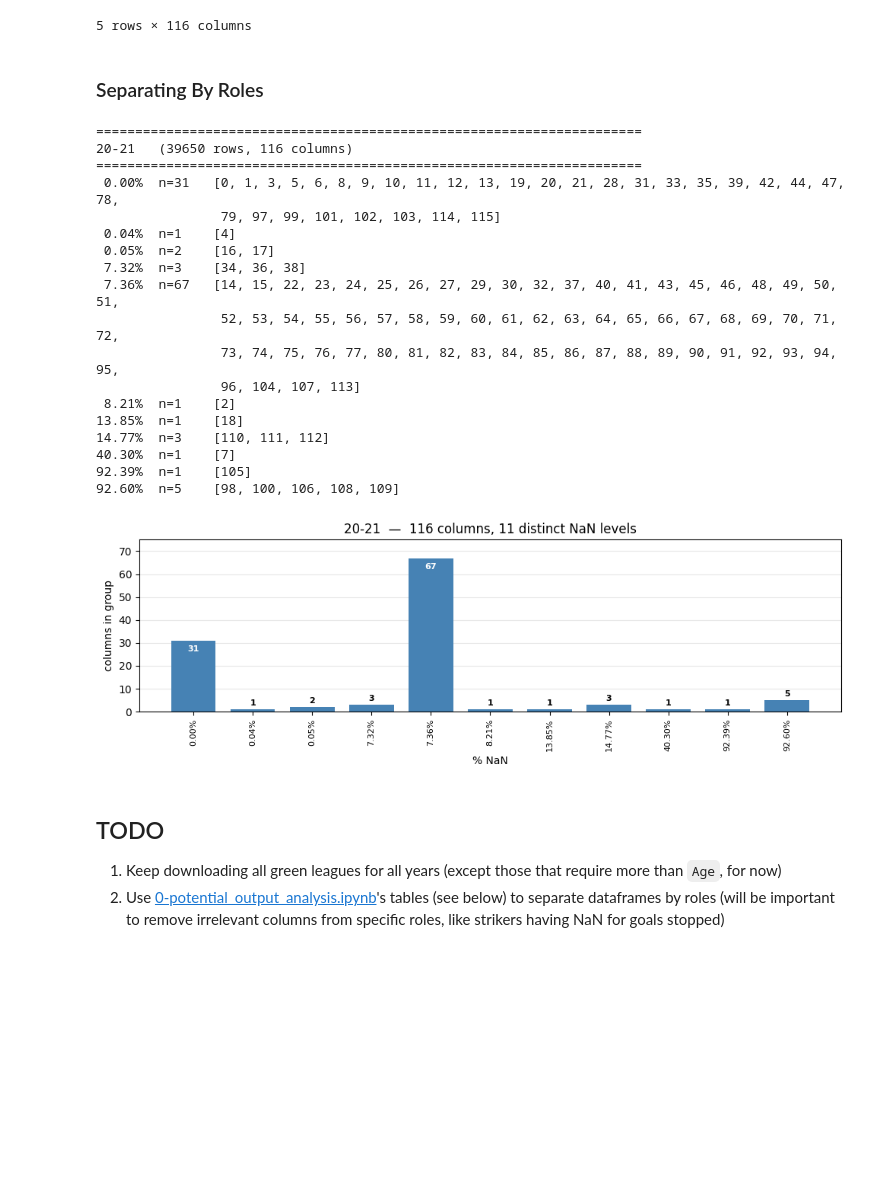
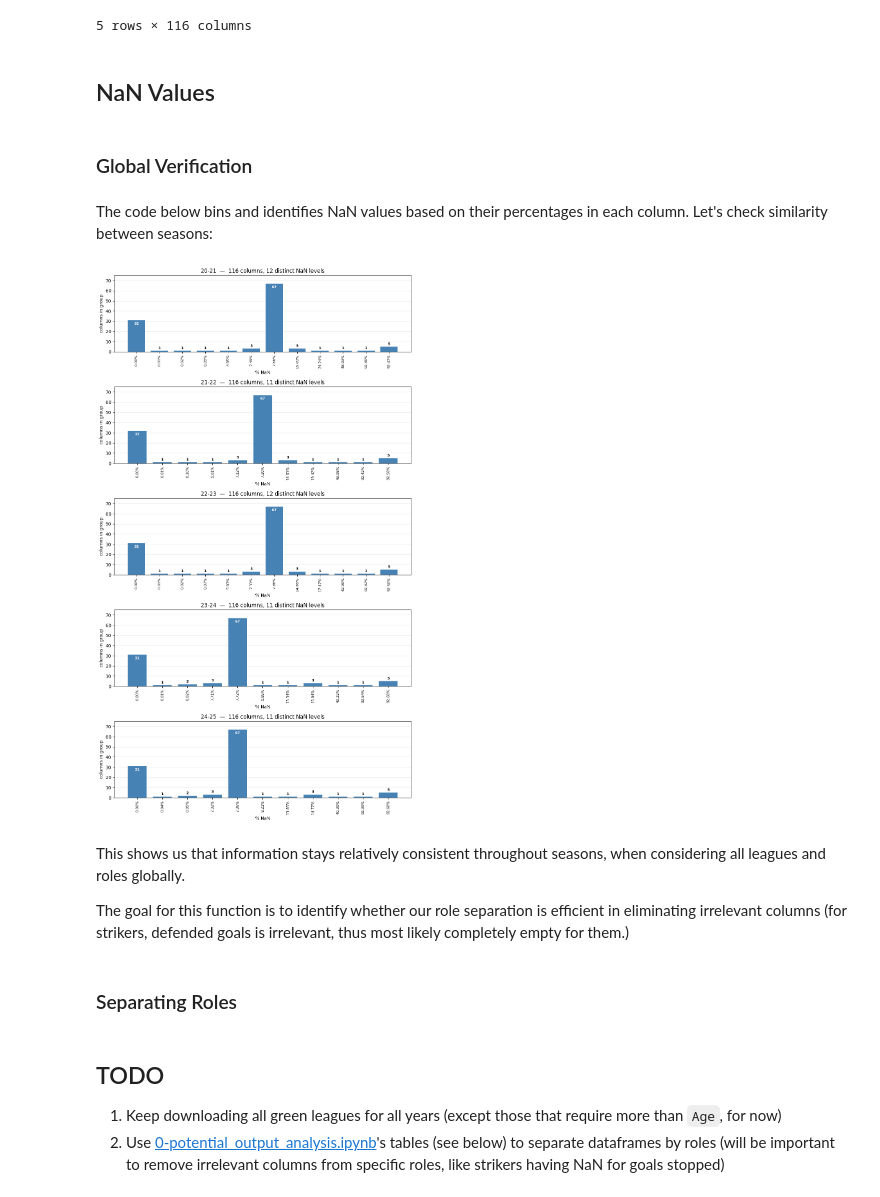
Before and after one commit to Alejandro-131004/hidden-gems, a Jupyter notebook: project/1-data_preprocessing.ipynb, the cells around one changed output. Cells and saved outputs as stored; diff of their text form; code cells hidden in the pictures; blank space fills up the shorter version.

Commit message:
Intro to Role Separation

```diff
--- a/project/1-data_preprocessing.ipynb
+++ b/project/1-data_preprocessing.ipynb
@@ -27,8 +27,8 @@ df23 = mkSeasonDf("2023-2024")
 df24 = mkSeasonDf("2024-2025")
 df25 = mkSeasonDf("2025-2026")
 
-dfs = {"20-21": df21, "20-21": df22, "20-21":df23,
-       "20-21": df24, "20-21": df25}
+dfs = {"20-21": df21, "21-22": df22, "22-23":df23,
+       "23-24": df24, "24-25": df25}
 # %%
 # Checks for invalid column sizes
 for i in dfs.values(): print(f"FLAGGED [{i}]: under 16 columns! ({len(i.columns)}):") if len(i.columns) < 16 else None
@@ -42,7 +42,11 @@ df21.head()
 | 3 | 2. Bundesliga | K. Itakura | Ajax | Schalke 04 | CB, RCB | 29 | 12000000 | 2029-06-30 | ... |
 | 4 | 2. Bundesliga | E. Dinkçi | Heidenheim | Werder Bremen | RW, RAMF, CF | 24 | 12000000 | 2026-06-30 | ... |
 5 rows × 116 columns
+# %% [markdown]
+## NaN Values
 # %% [markdown]
-### Separating By Roles
+### Global Verification
+# %% [markdown]
+The code below bins and identifies NaN values based on their percentages in each column. Let's check similarity between seasons:
 # %%
 miss = pd.DataFrame({y: d.isna().mean().mul(100) for y, d in dfs.items()})  # rows=columns, cols=years
@@ -100,30 +53,18 @@ def nan_groups(df, name="", verbose=1, drop_zero=False, ax=None):
 # %%
 fig, axes = plt.subplots(len(dfs), 1, figsize=(10, 3.5 * len(dfs)), squeeze=False)
 all_groups = {
-    year: nan_groups(df, name=year, verbose=1, ax=axes[i, 0])
+    year: nan_groups(df, name=year, verbose=0, ax=axes[i, 0])
     for i, (year, df) in enumerate(dfs.items())
 }
 plt.tight_layout()
 # %% [output]
-======================================================================
-20-21   (39650 rows, 116 columns)
-======================================================================
- 0.00%  n=31   [0, 1, 3, 5, 6, 8, 9, 10, 11, 12, 13, 19, 20, 21, 28, 31, 33, 35, 39, 42, 44, 47, 78,
-                79, 97, 99, 101, 102, 103, 114, 115]
- 0.04%  n=1    [4]
- 0.05%  n=2    [16, 17]
- 7.32%  n=3    [34, 36, 38]
- 7.36%  n=67   [14, 15, 22, 23, 24, 25, 26, 27, 29, 30, 32, 37, 40, 41, 43, 45, 46, 48, 49, 50, 51,
-                52, 53, 54, 55, 56, 57, 58, 59, 60, 61, 62, 63, 64, 65, 66, 67, 68, 69, 70, 71, 72,
-                73, 74, 75, 76, 77, 80, 81, 82, 83, 84, 85, 86, 87, 88, 89, 90, 91, 92, 93, 94, 95,
-                96, 104, 107, 113]
- 8.21%  n=1    [2]
-13.85%  n=1    [18]
-14.77%  n=3    [110, 111, 112]
-40.30%  n=1    [7]
-92.39%  n=1    [105]
-92.60%  n=5    [98, 100, 106, 108, 109]
-[figure, old version]
+[figure, new version]
+# %% [markdown]
+This shows us that information stays relatively consistent throughout seasons, when considering all leagues and roles globally.
+
+The goal for this function is to identify whether our role separation is efficient in eliminating irrelevant columns (for strikers, defended goals is irrelevant, thus most likely completely empty for them.)
+# %% [markdown]
+### Separating Roles
 # %% [markdown]
 ## TODO
 
```
Also changed, not shown: parts of 2 cells of this notebook, 1 other file.
